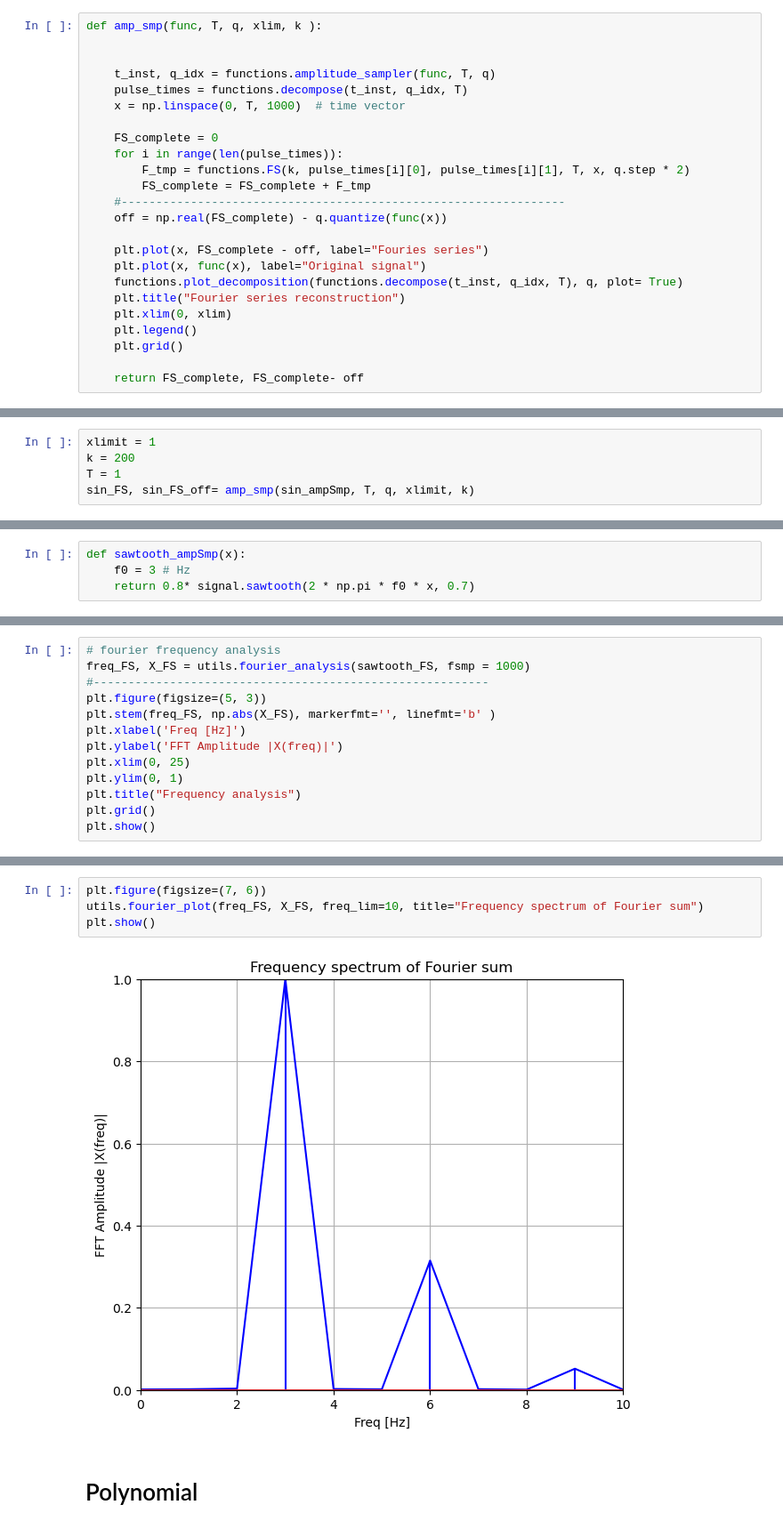
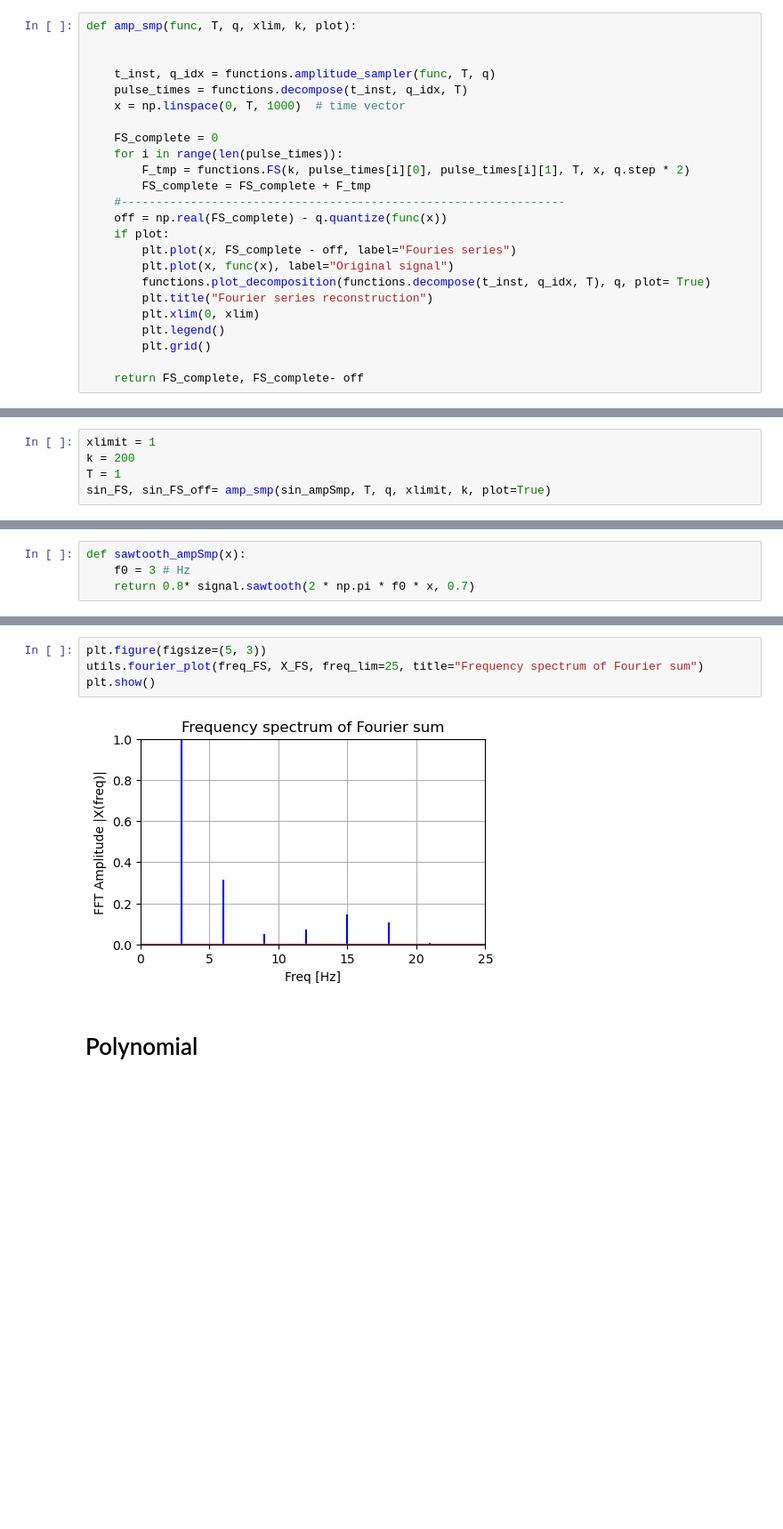
Before and after one commit to lindafabs/Semester-Project, a Jupyter notebook: amplituteSampling_contd.ipynb, the cells around one changed output, grey strips where cells are left out. Shown at 89% size. Drawn from its saved outputs; the diff is of its cells as text; blank space fills up the shorter version.

```diff
--- a/amplituteSampling_contd.ipynb
+++ b/amplituteSampling_contd.ipynb
@@ -27,7 +27,7 @@ T = 1
 t_range = np.linspace(0,T,1000)
 q= functions.quantizer(5)
 # %%
-def amp_smp(func, T, q, xlim, k ):
+def amp_smp(func, T, q, xlim, k, plot):
 
 
     t_inst, q_idx = functions.amplitude_sampler(func, T, q)
@@ -40,14 +40,14 @@ def amp_smp(func, T, q, xlim, k ):
         FS_complete = FS_complete + F_tmp
     #----------------------------------------------------------------
     off = np.real(FS_complete) - q.quantize(func(x))
-
-    plt.plot(x, FS_complete - off, label="Fouries series")
-    plt.plot(x, func(x), label="Original signal")
-    functions.plot_decomposition(functions.decompose(t_inst, q_idx, T), q, plot= True)
-    plt.title("Fourier series reconstruction")
-    plt.xlim(0, xlim)
-    plt.legend()
-    plt.grid()
+    if plot:
+        plt.plot(x, FS_complete - off, label="Fouries series")
+        plt.plot(x, func(x), label="Original signal")
+        functions.plot_decomposition(functions.decompose(t_inst, q_idx, T), q, plot= True)
+        plt.title("Fourier series reconstruction")
+        plt.xlim(0, xlim)
+        plt.legend()
+        plt.grid()
 
     return FS_complete, FS_complete- off
 # %% [markdown]
@@ -60,5 +60,5 @@ def sin_ampSmp(x):
 xlimit = 1
 k = 200
 T = 1
-sin_FS, sin_FS_off= amp_smp(sin_ampSmp, T, q, xlimit, k)
+sin_FS, sin_FS_off= amp_smp(sin_ampSmp, T, q, xlimit, k, plot=True)
 # %% [output]
@@ -114,13 +92,0 @@ sawtooth_FS, sawtooth_FS_off = amp_smp(sawtooth_ampSmp, T, q, xlimit, k=200)
-# %%
-# fourier frequency analysis
-freq_FS, X_FS = utils.fourier_analysis(sawtooth_FS, fsmp = 1000)
-#---------------------------------------------------------
-plt.figure(figsize=(5, 3))
-plt.stem(freq_FS, np.abs(X_FS), markerfmt='', linefmt='b' )
-plt.xlabel('Freq [Hz]')
-plt.ylabel('FFT Amplitude |X(freq)|')
-plt.xlim(0, 25)
-plt.ylim(0, 1)
-plt.title("Frequency analysis")
-plt.grid()
-plt.show()
@@ -146,9 +93,9 @@ freq: [  0.   1.   2.   3.   4.   5.   6.   7.   8.   9.  10.  11.  12.  13.
 # %%
-plt.figure(figsize=(7, 6))
-utils.fourier_plot(freq_FS, X_FS, freq_lim=10, title="Frequency spectrum of Fourier sum")
+plt.figure(figsize=(5, 3))
+utils.fourier_plot(freq_FS, X_FS, freq_lim=25, title="Frequency spectrum of Fourier sum")
 plt.show()
 # %% [output]
-[figure, old version]
+[figure, new version]
 # %% [markdown]
 # Polynomial
 # %%
```
Also changed, not shown: parts of 7 cells of this notebook, 4 other files.
